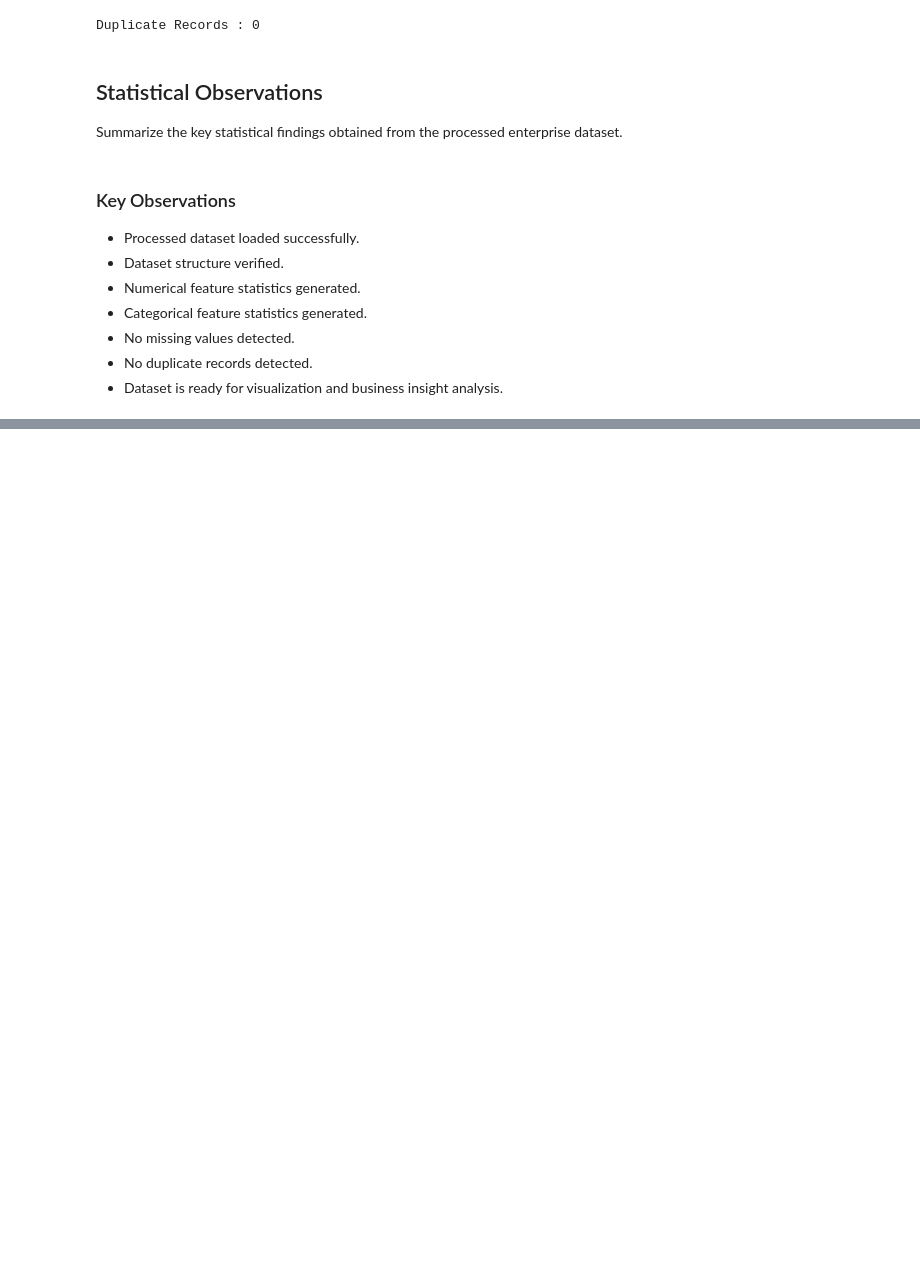
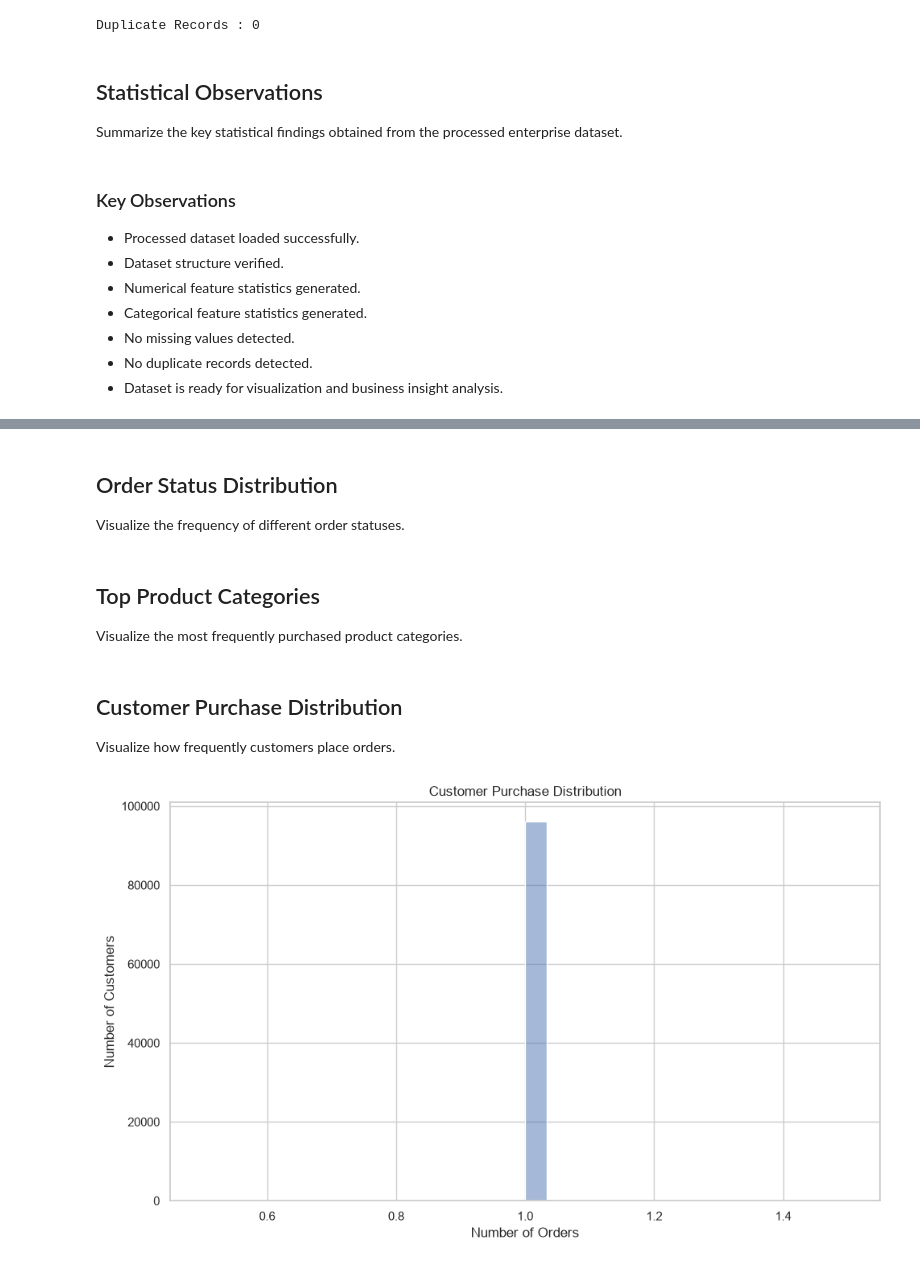
Before and after one commit to annnuspeaks/the-enterprise-ai-decision-intelligence-platform, a Jupyter notebook: backend/notebooks/09_exploratory_data_analysis.ipynb, the cells around one changed output, grey strips where cells are left out. Drawn from its saved outputs; the diff is of its cells as text; code cells hidden in the pictures; blank space fills up the shorter version.

```diff
--- a/backend/notebooks/09_exploratory_data_analysis.ipynb
+++ b/backend/notebooks/09_exploratory_data_analysis.ipynb
@@ -109,0 +265,4 @@ Summarize the key statistical findings obtained from the processed enterprise da
+# %% [markdown]
+## Order Status Distribution
+
+Visualize the frequency of different order statuses.
@@ -109,0 +295,4 @@ Summarize the key statistical findings obtained from the processed enterprise da
+# %% [markdown]
+## Top Product Categories
+
+Visualize the most frequently purchased product categories.
@@ -109,0 +326,32 @@ Summarize the key statistical findings obtained from the processed enterprise da
+# %% [markdown]
+## Customer Purchase Distribution
+
+Visualize how frequently customers place orders.
+# %%
+if "customer_unique_id" in processed_dataset.columns:
+
+    customer_orders = (
+        processed_dataset
+        .groupby("customer_unique_id")
+        .size()
+    )
+
+    plt.figure(figsize=(10, 6))
+
+    sns.histplot(
+        customer_orders,
+        bins=30,
+        kde=True
+    )
+
+    plt.title("Customer Purchase Distribution")
+
+    plt.xlabel("Number of Orders")
+
+    plt.ylabel("Number of Customers")
+
+    plt.tight_layout()
+
+    plt.show()
+# %% [output]
+[figure, added]
```
Also changed, not shown: parts of 19 cells of this notebook.
